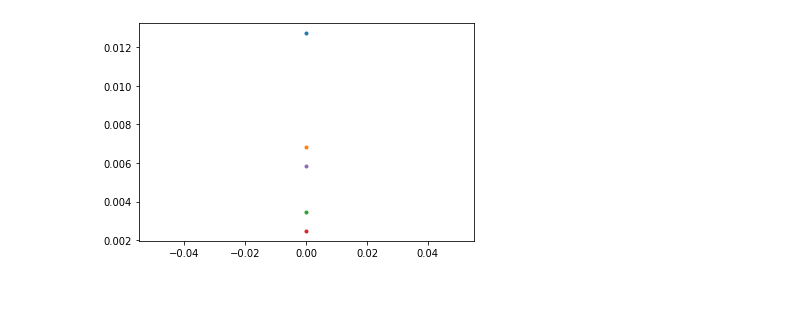
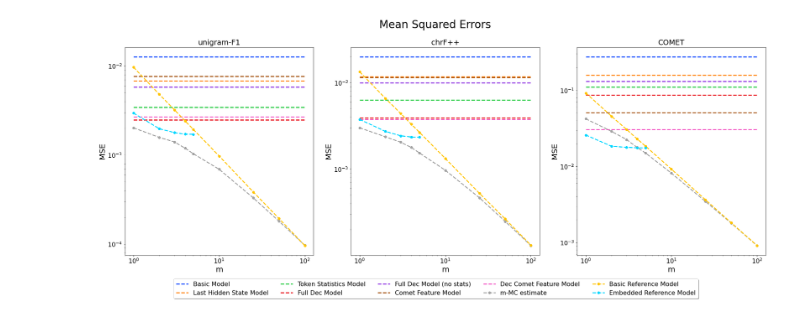
Before and after one commit to gersonfoks/towards-efficient-bayes-risk-decoding, a Jupyter notebook: notebooks/visualize results.ipynb, the cells around one changed output. Cells and saved outputs as stored; diff of their text form; code cells hidden in the pictures; blank space fills up the shorter version.

```diff
--- a/notebooks/visualize results.ipynb
+++ b/notebooks/visualize results.ipynb
@@ -56,9 +182,59 @@ mse_models = [r["MSE"] for _, r in results_model.items()]
 # %%
-from utilities.constants import PRETTY_NAMES
+### Create a figure for MSE scores
 
-import matplotlib.pyplot as plt
-names = [PRETTY_NAMES[name] for name in models]
-for mse in mse_models:
-    plt.plot([mse], '.')
+# First we load a
+
+
+statistic = 'MSE'
+
+fig, (axs) = plt.subplots(1, 3, figsize=(30,10))
+
+for i, utility in enumerate(utilities):
+    ax = axs[i]
+
+    names = [PRETTY_NAMES[name] for name in models]
+
+    ### HERE we gather the statistics
+    result_models = load_results_models(models, utility=utility[0])
+    statistic_models = [r[statistic] for _, r in result_models.items()]
+
+
+    results_m_mc_estimate = load_result_m_mc_estimate(utility=utility[0])
+    statistics_m_mc_estimate = [r[statistic] for _, r in results_m_mc_estimate.items()]
+
+
+    results_basic_reference_model = load_result_basic_ref_model_estimate(utility=utility[0])
+    statistics_reference_model = [r[statistic] for _, r in results_basic_reference_model.items()]
+
+    # Get the results for the basic ref model
+    result_unigram_count_model = load_result_unigram_model_estimate(utility=utility[0])
+    statistics_unigram_count_model = [r[statistic] for _, r in result_unigram_count_model.items()]
+
+    #### HERE we show the results
+    color_palette = itertools.cycle(sns.color_palette('bright'))
+    plt.rcParams.update({'font.size': 16})
+
+    lines = ['--', '-.', '-', ':',  '-.', '-', ':', '--', '-.', '-', ':']
+
+    lw=2.5
+    for line, name, stat in zip(lines, names, statistic_models):
+        color = next(color_palette)
+        ax.plot(ms, [stat] * 9, '--', label=name, color = color, lw=lw)
+    ax.set_xscale('log')
+    ax.set_yscale('log')
+    #ax.tick_params(axis='both', which='major', labelsize=16)
+    #ax.tick_params(axis='both', which='minor', labelsize=16)
+    ax.set_xlabel('m',  size=20)
+    ax.set_ylabel('MSE' ,  size=20)
+    ax.set_title(utility[1])
+
+    ax.plot(ms, statistics_m_mc_estimate, '--o', label='m-MC estimate', lw=lw, color=next(color_palette))
+    ax.plot(ms, statistics_reference_model, '--o',  label='Basic Reference Model', lw=lw, color=next(color_palette))
+    ax.plot([1,2,3,4,5], statistics_unigram_count_model, '--o',  label='Embedded Reference Model', lw=lw, color=next(color_palette))
+
+#lgd = ax.legend(loc='center left', bbox_to_anchor=(1, 0.5))
+lgd = ax.legend(loc='upper center', bbox_to_anchor=(-0.75, -.1), fancybox=True, shadow=True, ncol=5)
+fig.suptitle('Mean Squared Errors', fontsize=28)
+plt.show()
 # %% [output]
-[figure, old version]
+[figure, new version]
```
Also changed, not shown: parts of 6 cells of this notebook, 16 other files.
